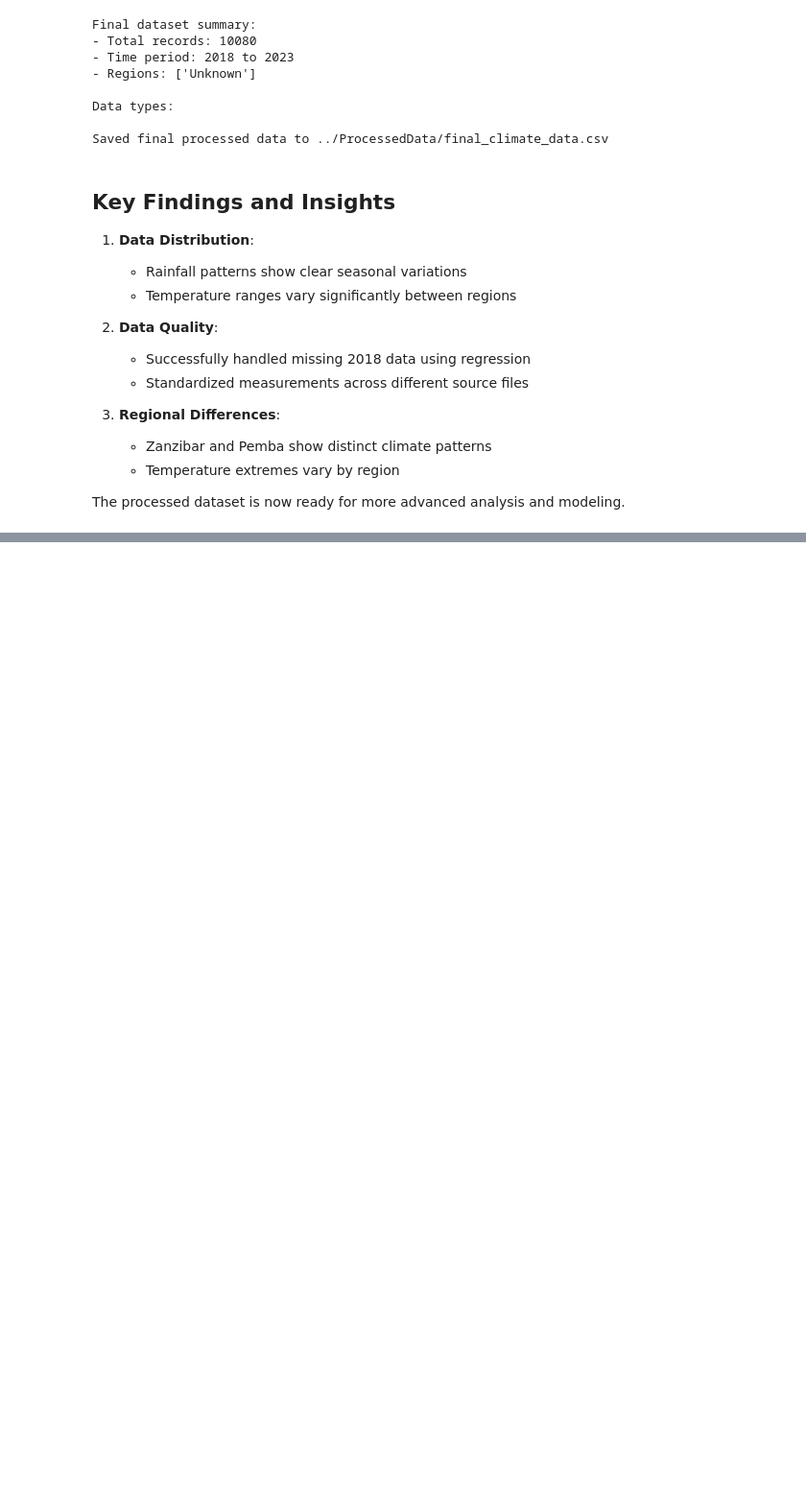
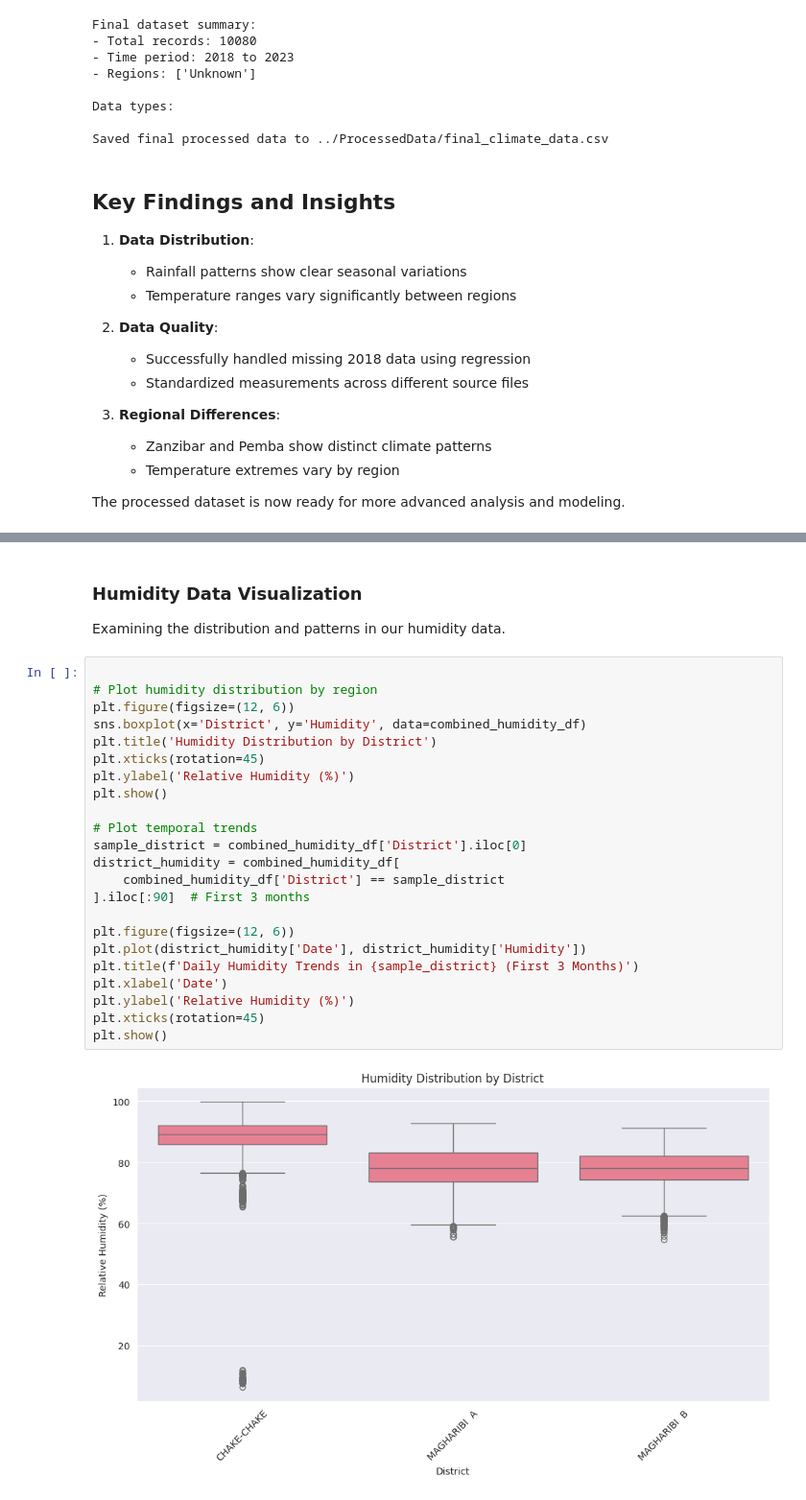
Before and after one commit to tarxemo/MalariaOutbreak, a Jupyter notebook: notebooks/final.ipynb, the cells around one changed output, grey strips where cells are left out. Shown at 96% size. Drawn from its saved outputs; the diff is of its cells as text; blank space fills up the shorter version.

```diff
--- a/notebooks/final.ipynb
+++ b/notebooks/final.ipynb
@@ -543,0 +896,30 @@ The processed dataset is now ready for more advanced analysis and modeling.
+# %% [markdown]
+
+### Humidity Data Visualization
+
+Examining the distribution and patterns in our humidity data.
+# %%
+
+# Plot humidity distribution by region
+plt.figure(figsize=(12, 6))
+sns.boxplot(x='District', y='Humidity', data=combined_humidity_df)
+plt.title('Humidity Distribution by District')
+plt.xticks(rotation=45)
+plt.ylabel('Relative Humidity (%)')
+plt.show()
+
+# Plot temporal trends
+sample_district = combined_humidity_df['District'].iloc[0]
+district_humidity = combined_humidity_df[
+    combined_humidity_df['District'] == sample_district
+].iloc[:90]  # First 3 months
+
+plt.figure(figsize=(12, 6))
+plt.plot(district_humidity['Date'], district_humidity['Humidity'])
+plt.title(f'Daily Humidity Trends in {sample_district} (First 3 Months)')
+plt.xlabel('Date')
+plt.ylabel('Relative Humidity (%)')
+plt.xticks(rotation=45)
+plt.show()
+# %% [output]
+[figure, added]
```
Also changed, not shown: parts of 19 cells of this notebook, 5 other files.
